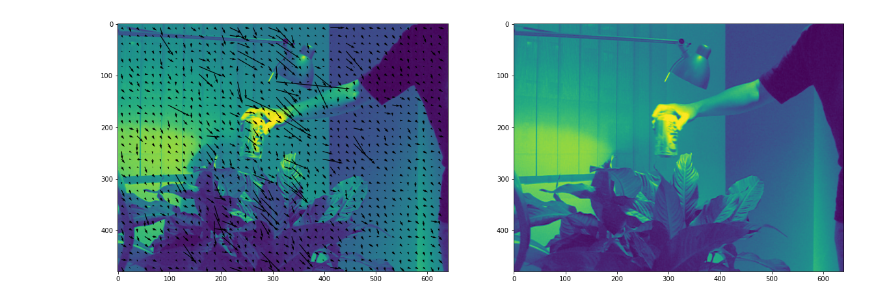
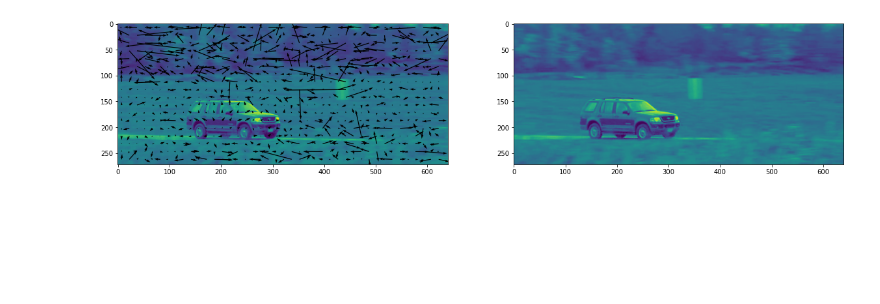
Before and after one commit to bpiyush/CV1labs, a Jupyter notebook: lab3-assignment/lucas_kanade.ipynb, the cells around one changed output. Saved outputs shown, nothing was run; the diff lists cells and outputs as text; code cells hidden in the pictures; blank space fills up the shorter version.

```diff
--- a/lab3-assignment/lucas_kanade.ipynb
+++ b/lab3-assignment/lucas_kanade.ipynb
@@ -29,30 +31,34 @@ def compute_gradient(image):
 # %%
 def lucas_kanade(im1, im2):
 
-    tiles_one = get_tiles(im1)
-    tiles_two = get_tiles(im2)
-    diffs = tiles_one - tiles_two
+    Gx, Gy, Gt = compute_gradient(im1, im2)
+    tiles_gx = get_tiles(Gx)
+    tiles_gy = get_tiles(Gy)
+    tiles_gt = get_tiles(Gt)
+    V = []
 
-    V = []
-    for d in diffs:
-        Gx, Gy, Gt = compute_gradient(d)
-        A = np.array([Gx, Gy]).T
-        v = np.linalg.inv(A.T@A)@A.T@-Gt
+    for i in range(len(tiles_gx)):
+        gx, gy, gt = [x.flatten() for x in [tiles_gx[i], tiles_gy[i], tiles_gt[i]]]
+        A = np.vstack((gx, gy)).T
+        try:
+            v = np.linalg.pinv(A)@-gt
+        except:
+            v = [0,0]
         V.append(v)
     V = np.array(V)
     X = np.arange(np.floor(tile_size/2), np.floor(w/tile_size)*tile_size, tile_size)
     Y = np.arange(np.floor(tile_size/2), np.floor(h/tile_size)*tile_size, tile_size)
-    P = np.array([[a,b] for a in X for b in Y])
+    P = np.array([[a,b] for a in Y for b in X])
     fig, axs = plt.subplots(1, 2, figsize=(20,20))
     axs[0].imshow(im1)
-    axs[0].quiver(P[:, 0], P[:,1], V[:,0], V[:,1], angles='xy', scale_units="xy")
+    axs[0].quiver(P[:, 1].astype(int), P[:,0].astype(int), V[:,0], V[:,1], angles='xy', scale_units="xy", scale=0.1)
     axs[1].imshow(im2)
     plt.show()
 # %%
-im1 = cv2.imread('images/Coke1.jpg', cv2.IMREAD_GRAYSCALE)
-im2 = cv2.imread('images/Coke2.jpg', cv2.IMREAD_GRAYSCALE)
+im1 = cv2.imread('images/Car1.jpg', cv2.IMREAD_GRAYSCALE)
+im2 = cv2.imread('images/Car2.jpg', cv2.IMREAD_GRAYSCALE)
 tile_size = 15
 h, w = im1.shape
 lucas_kanade(im1, im2)
 # %% [output]
-[figure, old version]
+[figure, new version]
```
Also changed, not shown: parts of 1 cell of this notebook.
